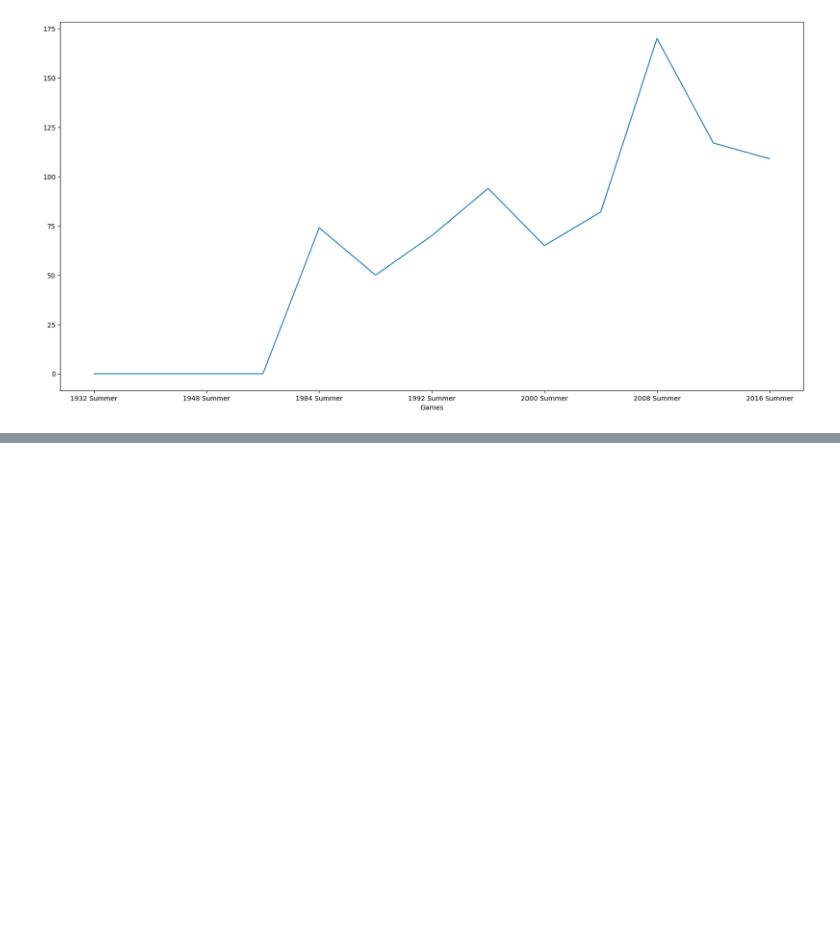
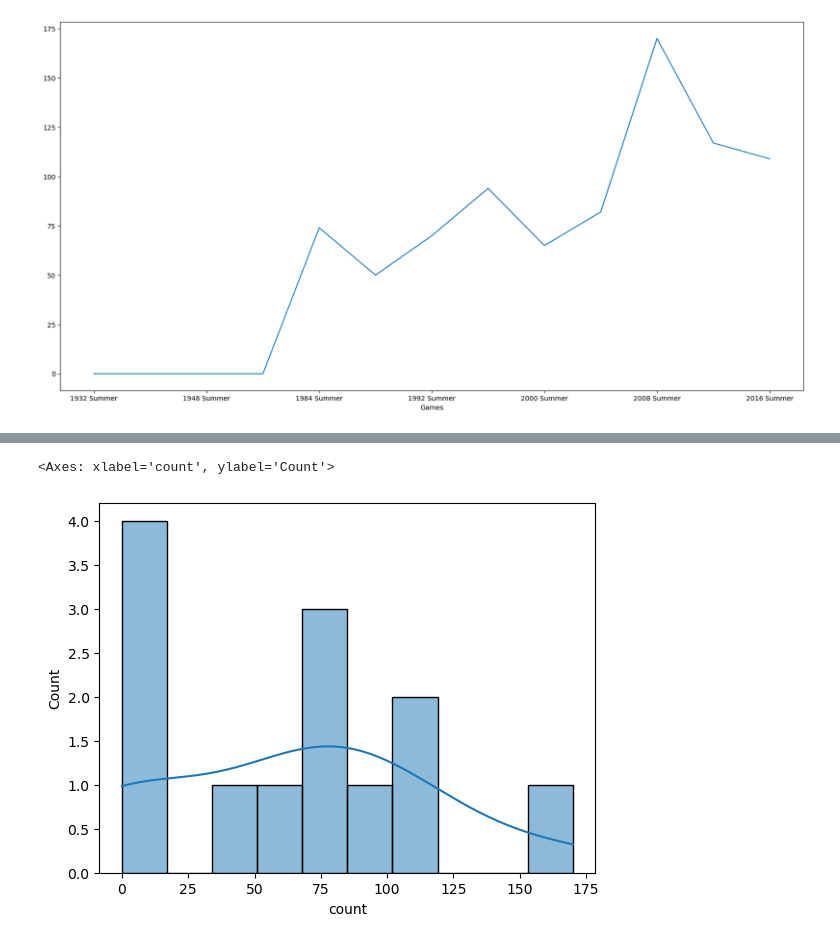
Before and after one commit to rjrdelatorre/group-1-project-1, a Jupyter notebook: china.ipynb, the cells around one changed output, grey strips where cells are left out. Saved outputs shown, nothing was run; the diff lists cells and outputs as text; code cells hidden in the pictures; blank space fills up the shorter version.

Commit message:
update china data

```diff
--- a/china.ipynb
+++ b/china.ipynb
@@ -140,0 +179,6 @@ games_df_china['Medal']['count'].plot(kind='line', figsize=(20, 10))
+# %%
+from scipy.stats import zscore
+
+# add z_scores column to the games_df_china dataframe
+games_df_china['z_scores'] = zscore(games_df_china['Medal']['count'])
+games_df_china
@@ -140,0 +202,8 @@ games_df_china['Medal']['count'].plot(kind='line', figsize=(20, 10))
+# %%
+import seaborn as sns
+
+# Plot the distribution of the medal count for the Chinese team in the Summer Olympics
+sns.histplot(games_df_china['Medal']['count'], bins=10, kde=True)
+# %% [output]
+<Axes: xlabel='count', ylabel='Count'>
+[figure, added]
```
Also changed, not shown: parts of 4 cells of this notebook, 1 other file.
